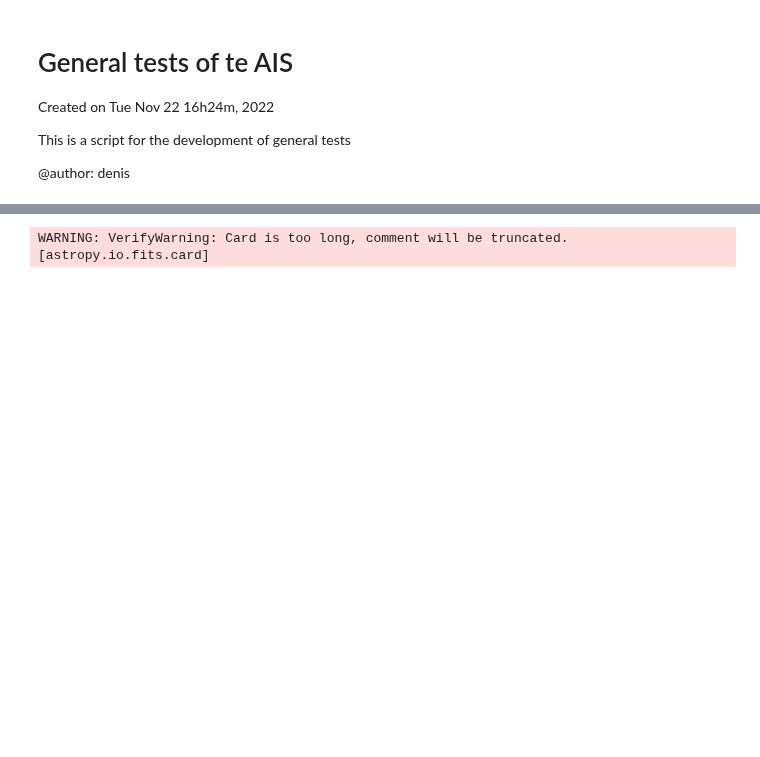
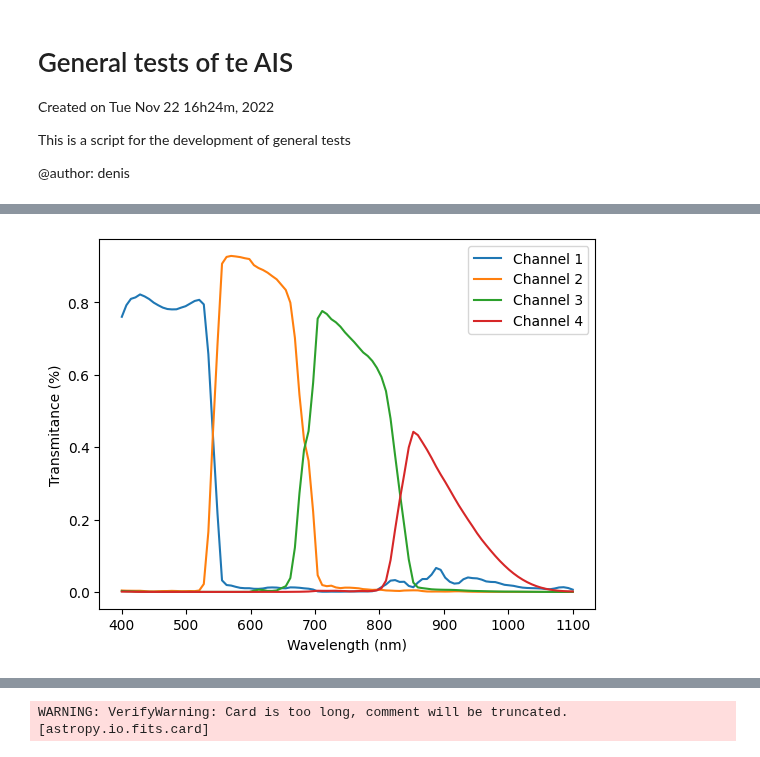
Before and after one commit to DBernardes/AIS, a Jupyter notebook: general_tests.ipynb, the cells around one changed output, grey strips where cells are left out. Cells and saved outputs as stored; diff of their text form; code cells hidden in the pictures; blank space fills up the shorter version.

```diff
--- a/general_tests.ipynb
+++ b/general_tests.ipynb
@@ -63,2 +101,22 @@ plt.show()
+# %%
+
+# Test the sparc4 spectral response
+from AIS.Spectral_Response import Channel
+import matplotlib.pyplot as plt
+import numpy as np
+
+sed = np.ones(100)
+wv = np.linspace(400, 1100, 100)
+for i in [1, 2, 3, 4]:
+    channel = Channel(i)
+    channel.write_sparc4_operation_mode('photometry')
+    ch1_spectral_response = channel.apply_spectral_response(sed, wv)
+    plt.plot(wv, ch1_spectral_response, label=f'Channel {i}')
+plt.legend()
+plt.xlabel('Wavelength (nm)')
+plt.ylabel('Transmitance (%)')
+plt.show()
+# %% [output]
+[figure, added]
 # %%
 
```
Also changed, not shown: parts of 17 cells of this notebook, 5 other files.
